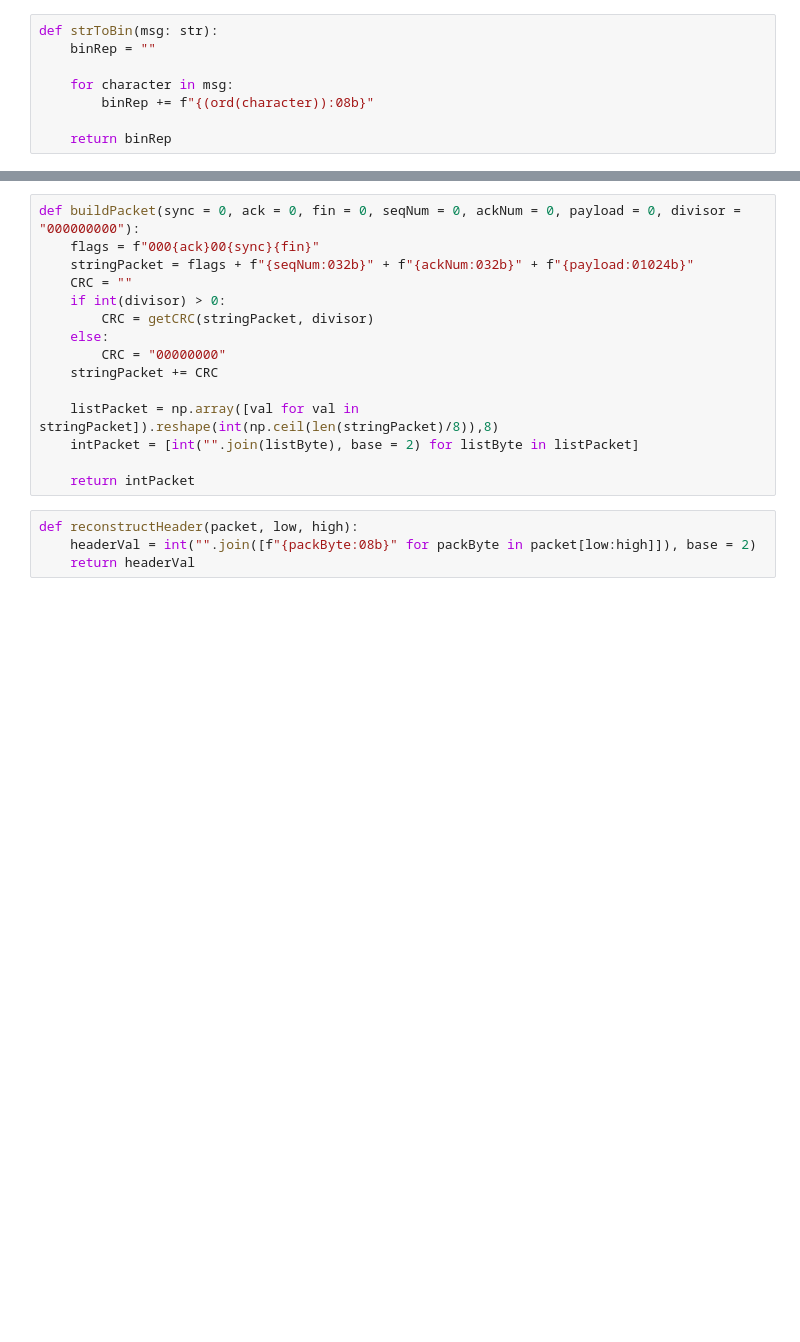
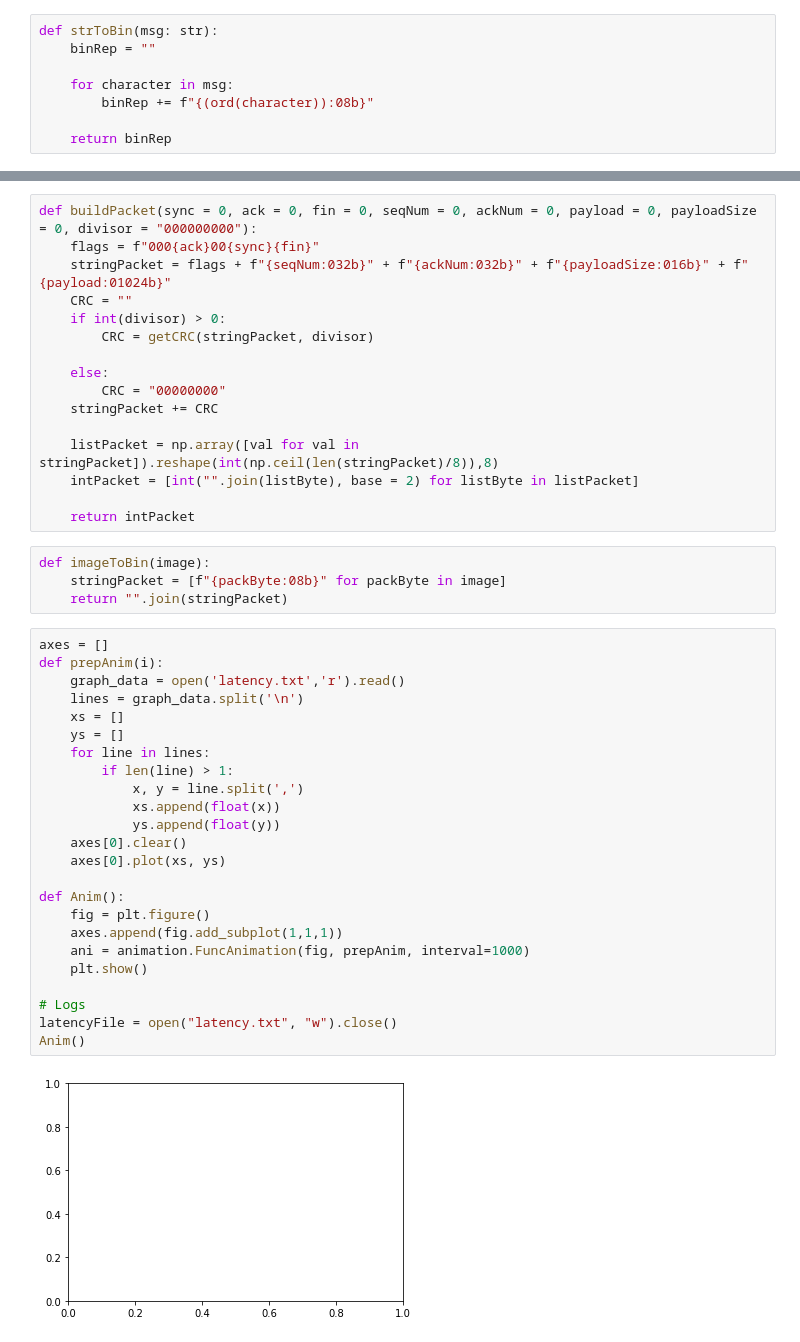
Before and after one commit to dsmith111/computer-networks-570, a Jupyter notebook: Project/testClient.ipynb, the cells around one changed output, grey strips where cells are left out. Cells and saved outputs as stored; diff of their text form; blank space fills up the shorter version.

```diff
--- a/Project/testClient.ipynb
+++ b/Project/testClient.ipynb
@@ -102,10 +89,11 @@ def checkCRC(binCode, divisor):
 # %%
-def buildPacket(sync = 0, ack = 0, fin = 0, seqNum = 0, ackNum = 0, payload = 0, divisor = "000000000"):
+def buildPacket(sync = 0, ack = 0, fin = 0, seqNum = 0, ackNum = 0, payload = 0, payloadSize = 0, divisor = "000000000"):
     flags = f"000{ack}00{sync}{fin}"
-    stringPacket = flags + f"{seqNum:032b}" + f"{ackNum:032b}" + f"{payload:01024b}"
+    stringPacket = flags + f"{seqNum:032b}" + f"{ackNum:032b}" + f"{payloadSize:016b}" + f"{payload:01024b}"
     CRC = ""
     if int(divisor) > 0:
         CRC = getCRC(stringPacket, divisor)
+
     else:
         CRC = "00000000"
     stringPacket += CRC
@@ -115,8 +103,34 @@ def buildPacket(sync = 0, ack = 0, fin = 0, seqNum = 0, ackNum = 0, payload = 0,
 
     return intPacket
 # %%
-def reconstructHeader(packet, low, high):
-    headerVal = int("".join([f"{packByte:08b}" for packByte in packet[low:high]]), base = 2)
-    return headerVal
+def imageToBin(image):
+    stringPacket = [f"{packByte:08b}" for packByte in image]
+    return "".join(stringPacket)
+# %%
+axes = []
+def prepAnim(i):
+    graph_data = open('latency.txt','r').read()
+    lines = graph_data.split('\n')
+    xs = []
+    ys = []
+    for line in lines:
+        if len(line) > 1:
+            x, y = line.split(',')
+            xs.append(float(x))
+            ys.append(float(y))
+    axes[0].clear()
+    axes[0].plot(xs, ys)
+
+def Anim():
+    fig = plt.figure()
+    axes.append(fig.add_subplot(1,1,1))
+    ani = animation.FuncAnimation(fig, prepAnim, interval=1000)
+    plt.show()
+
+# Logs
+latencyFile = open("latency.txt", "w").close()
+Anim()
+# %% [output]
+[figure, added]
 # %%
 with socket.socket(socket.AF_INET, socket.SOCK_STREAM) as s:
```
Also changed, not shown: parts of 11 cells of this notebook, 6 other files.
